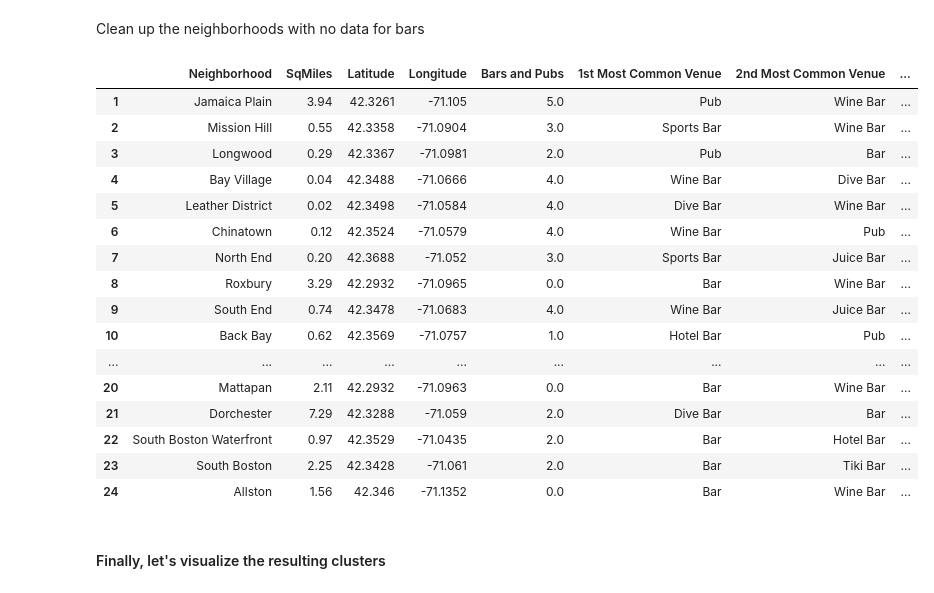
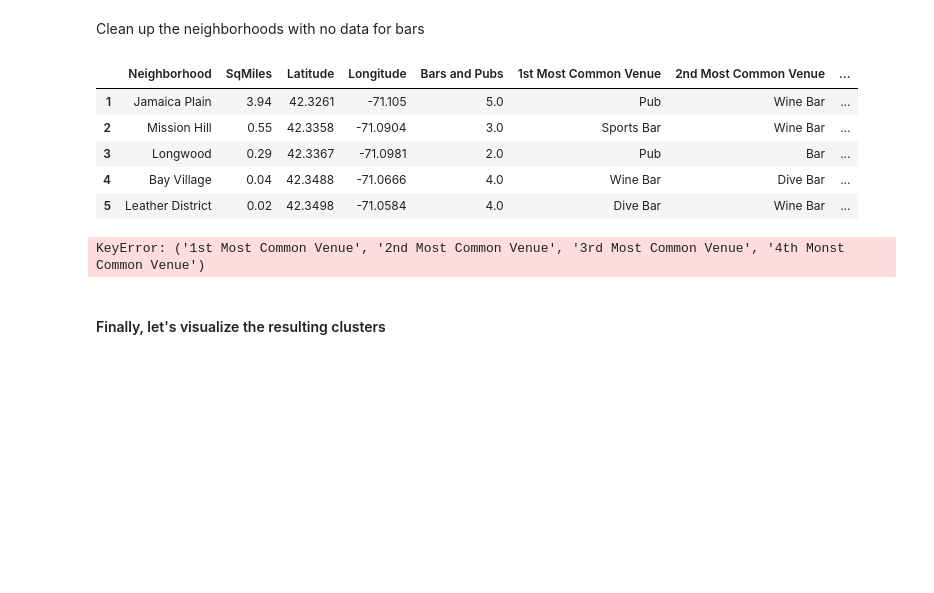
Before and after one commit to Ozzy878/Coursera_Capstone, a Jupyter notebook: Battle of the Neighborhoods/IBM_Final_CapstoneProject.ipynb, the cells around one changed output. Cells and saved outputs as stored; diff of their text form; code cells hidden in the pictures; blank space fills up the shorter version.

```diff
--- a/Battle of the Neighborhoods/IBM_Final_CapstoneProject.ipynb
+++ b/Battle of the Neighborhoods/IBM_Final_CapstoneProject.ipynb
@@ -625,22 +625,16 @@ boston_merged
 Clean up the neighborhoods with no data for bars
 # %%
 boston_merged = boston_merged.dropna(inplace=False)
-boston_merged
+boston_merged.head()
 # %% [output]
 |  | Neighborhood | SqMiles | Latitude | Longitude | Bars and Pubs | 1st Most Common Venue | 2nd Most Common Venue | ... |
 | 1 | Jamaica Plain | 3.94 | 42.3261 | -71.105 | 5.0 | Pub | Wine Bar | ... |
 | 2 | Mission Hill | 0.55 | 42.3358 | -71.0904 | 3.0 | Sports Bar | Wine Bar | ... |
 | 3 | Longwood | 0.29 | 42.3367 | -71.0981 | 2.0 | Pub | Bar | ... |
 | 4 | Bay Village | 0.04 | 42.3488 | -71.0666 | 4.0 | Wine Bar | Dive Bar | ... |
 | 5 | Leather District | 0.02 | 42.3498 | -71.0584 | 4.0 | Dive Bar | Wine Bar | ... |
-| 6 | Chinatown | 0.12 | 42.3524 | -71.0579 | 4.0 | Wine Bar | Pub | ... |
-| 7 | North End | 0.20 | 42.3688 | -71.052 | 3.0 | Sports Bar | Juice Bar | ... |
-| 8 | Roxbury | 3.29 | 42.2932 | -71.0965 | 0.0 | Bar | Wine Bar | ... |
-| 9 | South End | 0.74 | 42.3478 | -71.0683 | 4.0 | Wine Bar | Juice Bar | ... |
-| 10 | Back Bay | 0.62 | 42.3569 | -71.0757 | 1.0 | Hotel Bar | Pub | ... |
-| ... | ... | ... | ... | ... | ... | ... | ... | ... |
-| 20 | Mattapan | 2.11 | 42.2932 | -71.0963 | 0.0 | Bar | Wine Bar | ... |
-| 21 | Dorchester | 7.29 | 42.3288 | -71.059 | 2.0 | Dive Bar | Bar | ... |
-| 22 | South Boston Waterfront | 0.97 | 42.3529 | -71.0435 | 2.0 | Bar | Hotel Bar | ... |
-| 23 | South Boston | 2.25 | 42.3428 | -71.061 | 2.0 | Bar | Tiki Bar | ... |
-| 24 | Allston | 1.56 | 42.346 | -71.1352 | 0.0 | Bar | Wine Bar | ... |
+# %%
+g = sns.PairGrid(boston_merged['1st Most Common Venue', '2nd Most Common Venue', '3rd Most Common Venue', '4th Monst Common Venue'], height=4, aspect=0.5)
+g.map(sns.barplot("Clusters", "Bar Types"))
+# %% [output]
+KeyError: ('1st Most Common Venue', '2nd Most Common Venue', '3rd Most Common Venue', '4th Monst Common Venue')
```
Also changed, not shown: parts of 27 cells of this notebook.
